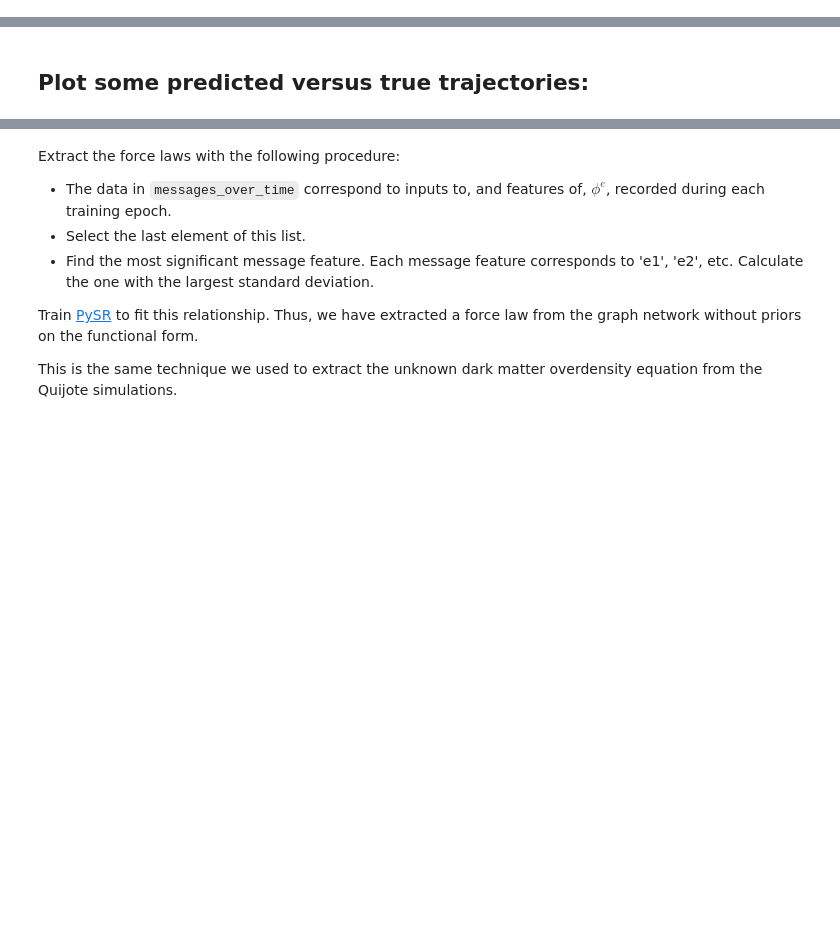
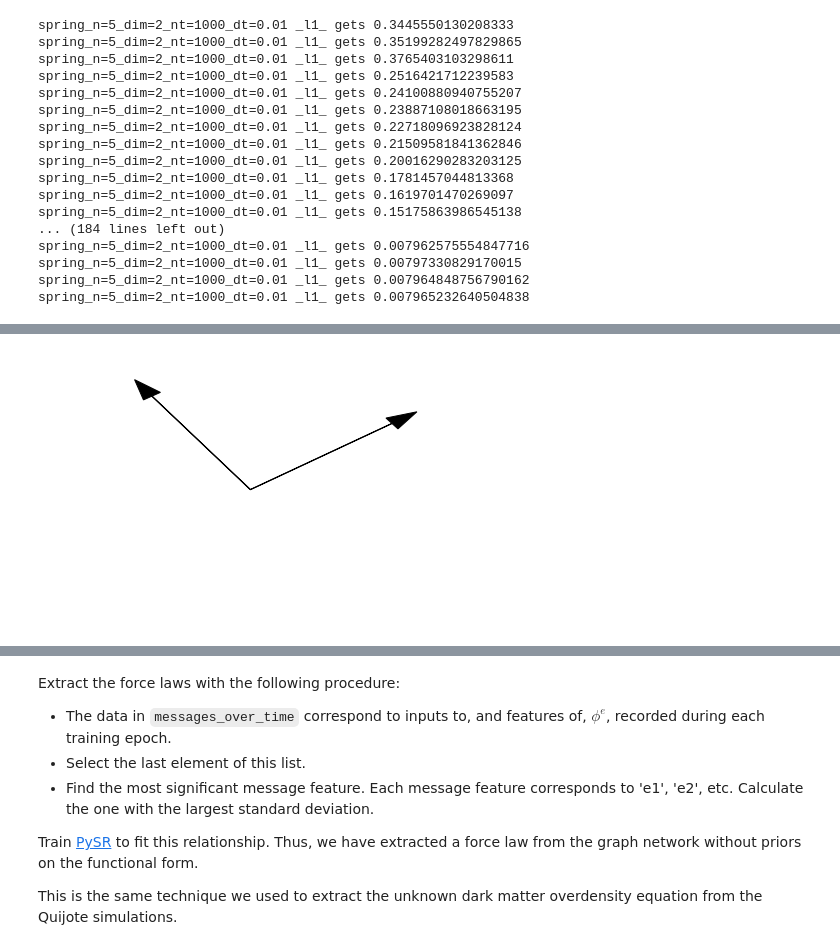
Before and after one commit to bitnoyokai/symbolic_deep_learning_GNV, a Jupyter notebook: GNN_Training.ipynb, the cells around one changed output, grey strips where cells are left out. Drawn from its saved outputs; the diff is of its cells as text; code cells hidden in the pictures; blank space fills up the shorter version.

```diff
--- a/GNN_Training.ipynb
+++ b/GNN_Training.ipynb
@@ -393,16 +451,9 @@ recorded_models = pkl.load(open('models_over_time.pkl', 'rb'))
 # %%
-### Analisi grafica dei risultati: ###
-### * Messaggi vs Forze ###
-### * Messaggi nel tempo in scala di grigi ###
-### * Rappresentazione rotazionale dei messaggi ###
-
-from celluloid import Camera
-from copy import deepcopy as copy
 
 # Only turn on one of these:
-plot_force_components = True
+plot_force_components = False
 plot_sparsity = False
-plot_rotation = False
+plot_rotation = True
 if plot_force_components:
     fig, ax = plt.subplots(1, dim, figsize=(4*dim, 4))
 if plot_sparsity or plot_rotation:
@@ -445,10 +496,19 @@ for i in t(range(0, len(messages_over_time), 1)):
         if dim == 3:
             pos_cols.append('dz')
 
-        if sim != 'spring':
-            raise NotImplementedError("The current force function is for a spring. You will need to change the force function below to that expected by your simulation.")
-        force_fnc = lambda msg: -(msg.bd - 1)[:, None] * np.array(msg[pos_cols]) / msg.bd[:, None]
-
+        # if sim != 'spring':
+        #     raise NotImplementedError("The current force function is for a spring. You will need to change the force function below to that expected by your simulation.")
+        # force_fnc = lambda msg: -(msg.bd - 1)[:, None] * np.array(msg[pos_cols]) / msg.bd[:, None]
+        # print(msgs)
+        # print(msgs[['q1', 'q2']])
+        if sim == 'spring':
+            force_fnc = lambda msg: -(msg.bd - 1)[:, None] * np.array(msg[pos_cols]) / msg.bd[:, None]
+        elif sim == 'charge':
+            force_fnc = lambda msg: np.array(msg[['q1']]) * np.array(msg[['q2']]) * np.array(msg[pos_cols]) / (msg.bd[:, None] ** 3)
+        # elif sim == 'discontinuous':
+        #     force_fnc = lambda msg: 0 if((msg.bd < 2))[:, None] else (msg.bd - 1)**2[:, None]
+        else:
+            raise NotImplementedError("For this simulation no force is implemented.")
         expected_forces = force_fnc(msgs)
 
         def percentile_sum(x):
@@ -563,6 +623,25 @@ for i in t(range(0, len(messages_over_time), 1)):
     cam.snap()
 
 ani = cam.animate()
+cam.animate().save('force_vs_msg_2.mp4')
 
 from IPython.display import HTML
 HTML(ani.to_jshtml())
+# %% [output]
+spring_n=5_dim=2_nt=1000_dt=0.01 _l1_ gets 0.3445550130208333
+spring_n=5_dim=2_nt=1000_dt=0.01 _l1_ gets 0.35199282497829865
+spring_n=5_dim=2_nt=1000_dt=0.01 _l1_ gets 0.3765403103298611
+spring_n=5_dim=2_nt=1000_dt=0.01 _l1_ gets 0.2516421712239583
+spring_n=5_dim=2_nt=1000_dt=0.01 _l1_ gets 0.24100880940755207
+spring_n=5_dim=2_nt=1000_dt=0.01 _l1_ gets 0.23887108018663195
+spring_n=5_dim=2_nt=1000_dt=0.01 _l1_ gets 0.22718096923828124
+spring_n=5_dim=2_nt=1000_dt=0.01 _l1_ gets 0.21509581841362846
+spring_n=5_dim=2_nt=1000_dt=0.01 _l1_ gets 0.20016290283203125
+spring_n=5_dim=2_nt=1000_dt=0.01 _l1_ gets 0.1781457044813368
+spring_n=5_dim=2_nt=1000_dt=0.01 _l1_ gets 0.1619701470269097
+spring_n=5_dim=2_nt=1000_dt=0.01 _l1_ gets 0.15175863986545138
+... (184 lines left out)
+spring_n=5_dim=2_nt=1000_dt=0.01 _l1_ gets 0.007962575554847716
+spring_n=5_dim=2_nt=1000_dt=0.01 _l1_ gets 0.00797330829170015
+spring_n=5_dim=2_nt=1000_dt=0.01 _l1_ gets 0.007964848756790162
+spring_n=5_dim=2_nt=1000_dt=0.01 _l1_ gets 0.007965232640504838
@@ -569,2 +649 @@ HTML(ani.to_jshtml())
+[figure, added]
-# %% [markdown]
-## Plot some predicted versus true trajectories:
```
Also changed, not shown: parts of 82 cells of this notebook.
